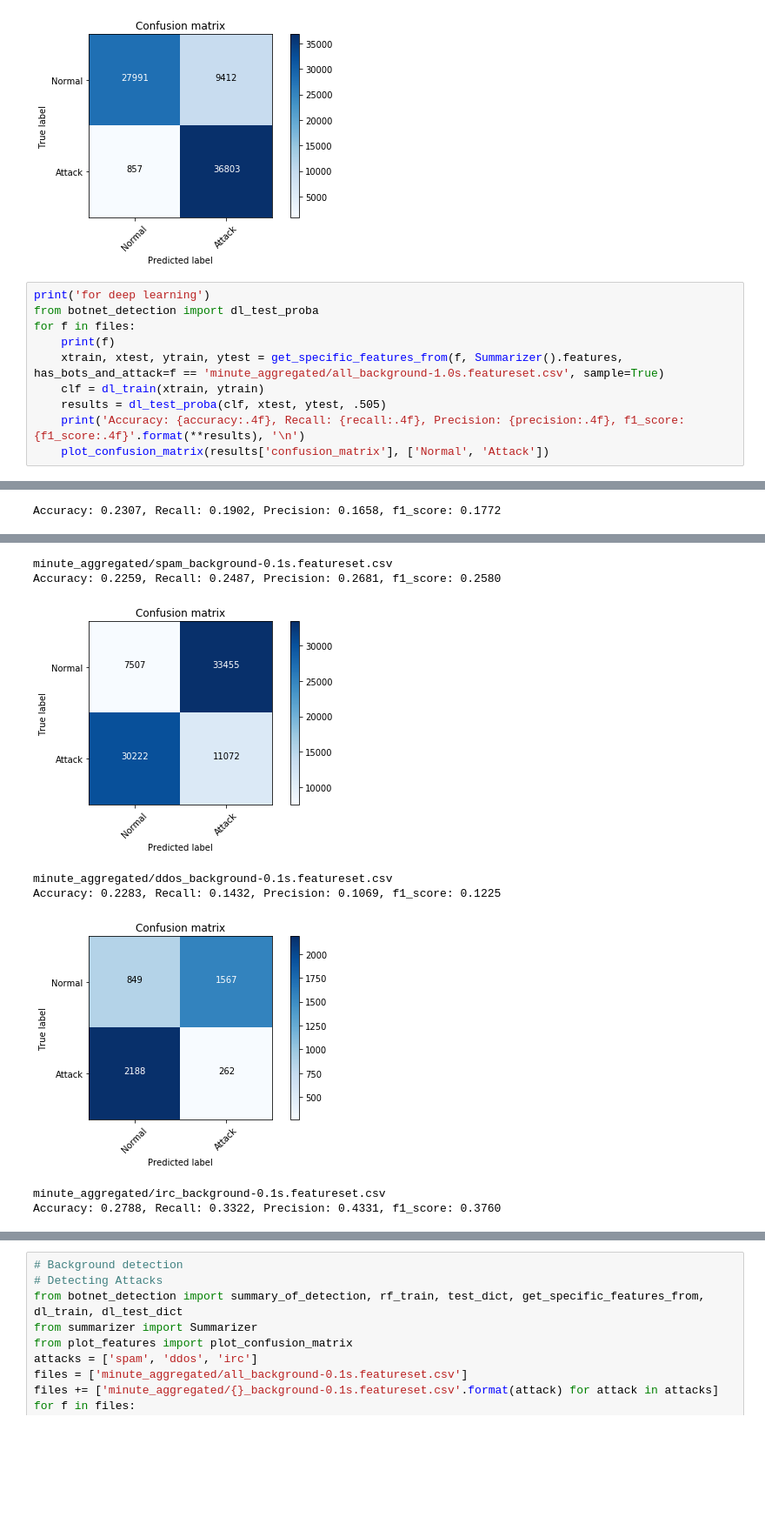
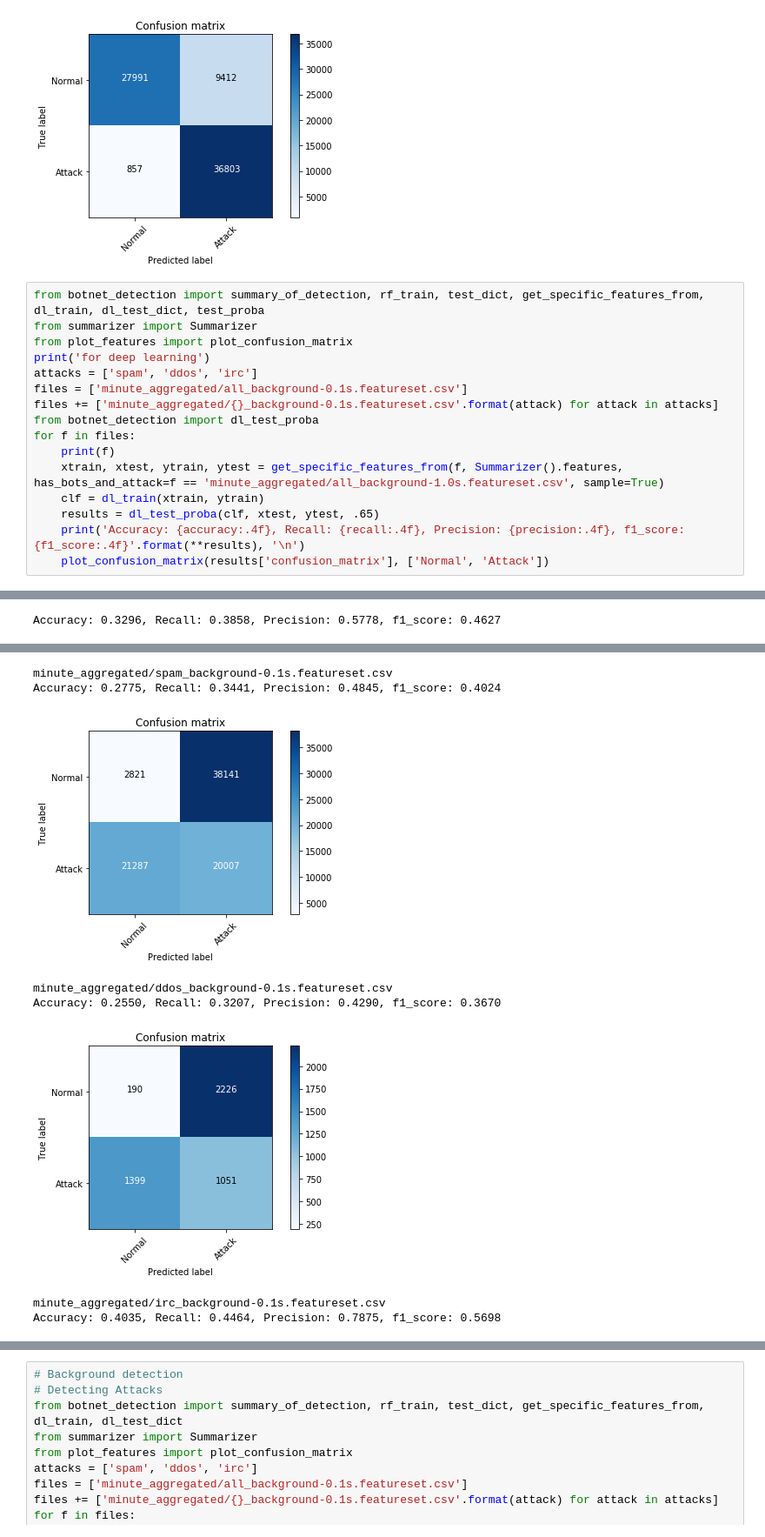
Before and after one commit to SpokenBanana/lambda-code, a Jupyter notebook: ddos-detection/Detecting Attacks.ipynb, the cells around one changed output, grey strips where cells are left out. Shown: that part at 87% size. Saved outputs shown, nothing was run; the diff lists cells and outputs as text; blank space fills up the shorter version.

Commit message:
Added different proba threshold for dl

```diff
--- a/ddos-detection/Detecting Attacks.ipynb
+++ b/ddos-detection/Detecting Attacks.ipynb
@@ -31,13 +31,19 @@ minute_aggregated/irc_background-0.1s.featureset.csv
 Accuracy: 0.8632, Recall: 0.7963, Precision: 0.9772, f1_score: 0.8776
 [figure]
 # %%
+from botnet_detection import summary_of_detection, rf_train, test_dict, get_specific_features_from, dl_train, dl_test_dict, test_proba
+from summarizer import Summarizer
+from plot_features import plot_confusion_matrix
 print('for deep learning')
+attacks = ['spam', 'ddos', 'irc']
+files = ['minute_aggregated/all_background-0.1s.featureset.csv']
+files += ['minute_aggregated/{}_background-0.1s.featureset.csv'.format(attack) for attack in attacks]
 from botnet_detection import dl_test_proba
 for f in files:
     print(f)
     xtrain, xtest, ytrain, ytest = get_specific_features_from(f, Summarizer().features, has_bots_and_attack=f == 'minute_aggregated/all_background-1.0s.featureset.csv', sample=True)
     clf = dl_train(xtrain, ytrain)
-    results = dl_test_proba(clf, xtest, ytest, .505)
+    results = dl_test_proba(clf, xtest, ytest, .65)
     print('Accuracy: {accuracy:.4f}, Recall: {recall:.4f}, Precision: {precision:.4f}, f1_score: {f1_score:.4f}'.format(**results), '\n')
     plot_confusion_matrix(results['confusion_matrix'], ['Normal', 'Attack'])
 # %% [output]
@@ -51,3 +57,3 @@ W0321 13:09:04.823349 140093927393024 tf_logging.py:118] From /usr/local/lib/pyt
 Instructions for updating:
 keep_dims is deprecated, use keepdims instead
-Accuracy: 0.2307, Recall: 0.1902, Precision: 0.1658, f1_score: 0.1772
+Accuracy: 0.3296, Recall: 0.3858, Precision: 0.5778, f1_score: 0.4627
@@ -55,8 +61,8 @@ Accuracy: 0.2307, Recall: 0.1902, Precision: 0.1658, f1_score: 0.1772
 minute_aggregated/spam_background-0.1s.featureset.csv
-Accuracy: 0.2259, Recall: 0.2487, Precision: 0.2681, f1_score: 0.2580
+Accuracy: 0.2775, Recall: 0.3441, Precision: 0.4845, f1_score: 0.4024
-[figure, old version]
+[figure, new version]
 minute_aggregated/ddos_background-0.1s.featureset.csv
-Accuracy: 0.2283, Recall: 0.1432, Precision: 0.1069, f1_score: 0.1225
+Accuracy: 0.2550, Recall: 0.3207, Precision: 0.4290, f1_score: 0.3670
-[figure, old version]
+[figure, new version]
 minute_aggregated/irc_background-0.1s.featureset.csv
-Accuracy: 0.2788, Recall: 0.3322, Precision: 0.4331, f1_score: 0.3760
+Accuracy: 0.4035, Recall: 0.4464, Precision: 0.7875, f1_score: 0.5698
```
Also changed, not shown: parts of 1 cell of this notebook.
